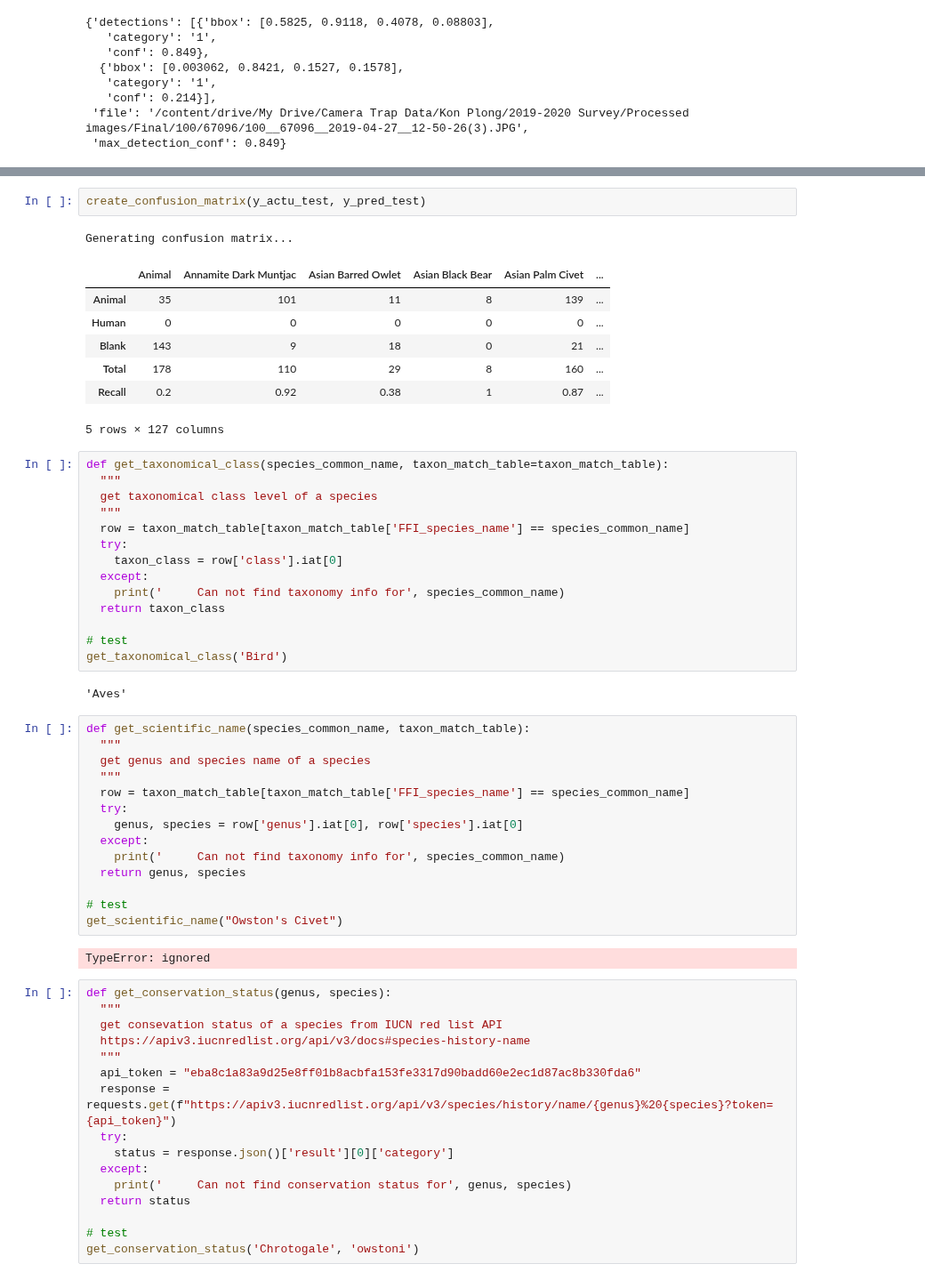
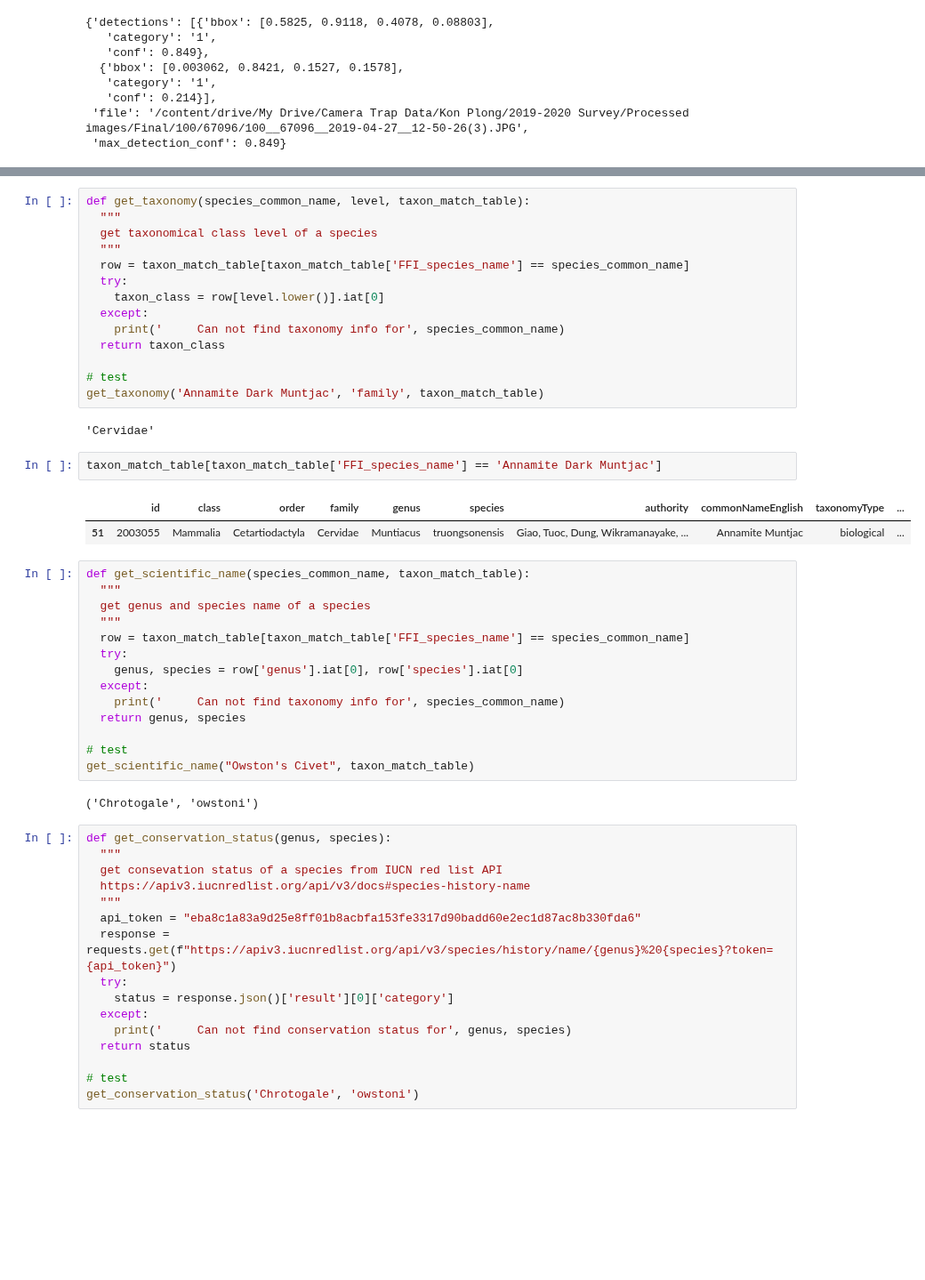
Before and after one commit to FFI-Vietnam/camtrap-tools, a Jupyter notebook: MegaDetector/confusion_matrix/02_create-confusion-matrix.ipynb, the cells around one changed output, grey strips where cells are left out. Shown at 89% size. Drawn from its saved outputs; the diff is of its cells as text; blank space fills up the shorter version.

```diff
--- a/MegaDetector/confusion_matrix/02_create-confusion-matrix.ipynb
+++ b/MegaDetector/confusion_matrix/02_create-confusion-matrix.ipynb
@@ -436,30 +422,24 @@ def create_confusion_matrix(y_actu, y_pred):
-# %%
-create_confusion_matrix(y_actu_test, y_pred_test)
-# %% [output]
-Generating confusion matrix...
-|  | Animal | Annamite Dark Muntjac | Asian Barred Owlet | Asian Black Bear | Asian Palm Civet | ... |
-| Animal | 35 | 101 | 11 | 8 | 139 | ... |
-| Human | 0 | 0 | 0 | 0 | 0 | ... |
-| Blank | 143 | 9 | 18 | 0 | 21 | ... |
-| Total | 178 | 110 | 29 | 8 | 160 | ... |
-| Recall | 0.2 | 0.92 | 0.38 | 1 | 0.87 | ... |
-5 rows × 127 columns
 # %%
-def get_taxonomical_class(species_common_name, taxon_match_table=taxon_match_table):
+def get_taxonomy(species_common_name, level, taxon_match_table):
   """
   get taxonomical class level of a species
   """
   row = taxon_match_table[taxon_match_table['FFI_species_name'] == species_common_name]
   try:
-    taxon_class = row['class'].iat[0]
+    taxon_class = row[level.lower()].iat[0]
   except:
     print('     Can not find taxonomy info for', species_common_name)
   return taxon_class
 
 # test
-get_taxonomical_class('Bird')
+get_taxonomy('Annamite Dark Muntjac', 'family', taxon_match_table)
 # %% [output]
-'Aves'
+'Cervidae'
+# %%
+taxon_match_table[taxon_match_table['FFI_species_name'] == 'Annamite Dark Muntjac']
+# %% [output]
+|  | id | class | order | family | genus | species | authority | commonNameEnglish | taxonomyType | ... |
+| 51 | 2003055 | Mammalia | Cetartiodactyla | Cervidae | Muntiacus | truongsonensis | Giao, Tuoc, Dung, Wikramanayake, ... | Annamite Muntjac | biological | ... |
 # %%
 def get_scientific_name(species_common_name, taxon_match_table):
   """
@@ -473,9 +453,9 @@ def get_scientific_name(species_common_name, taxon_match_table):
   return genus, species
 
 # test
-get_scientific_name("Owston's Civet")
+get_scientific_name("Owston's Civet", taxon_match_table)
 # %% [output]
-TypeError: ignored
+('Chrotogale', 'owstoni')
 # %%
 def get_conservation_status(genus, species):
   """
```
Also changed, not shown: parts of 14 cells of this notebook.
